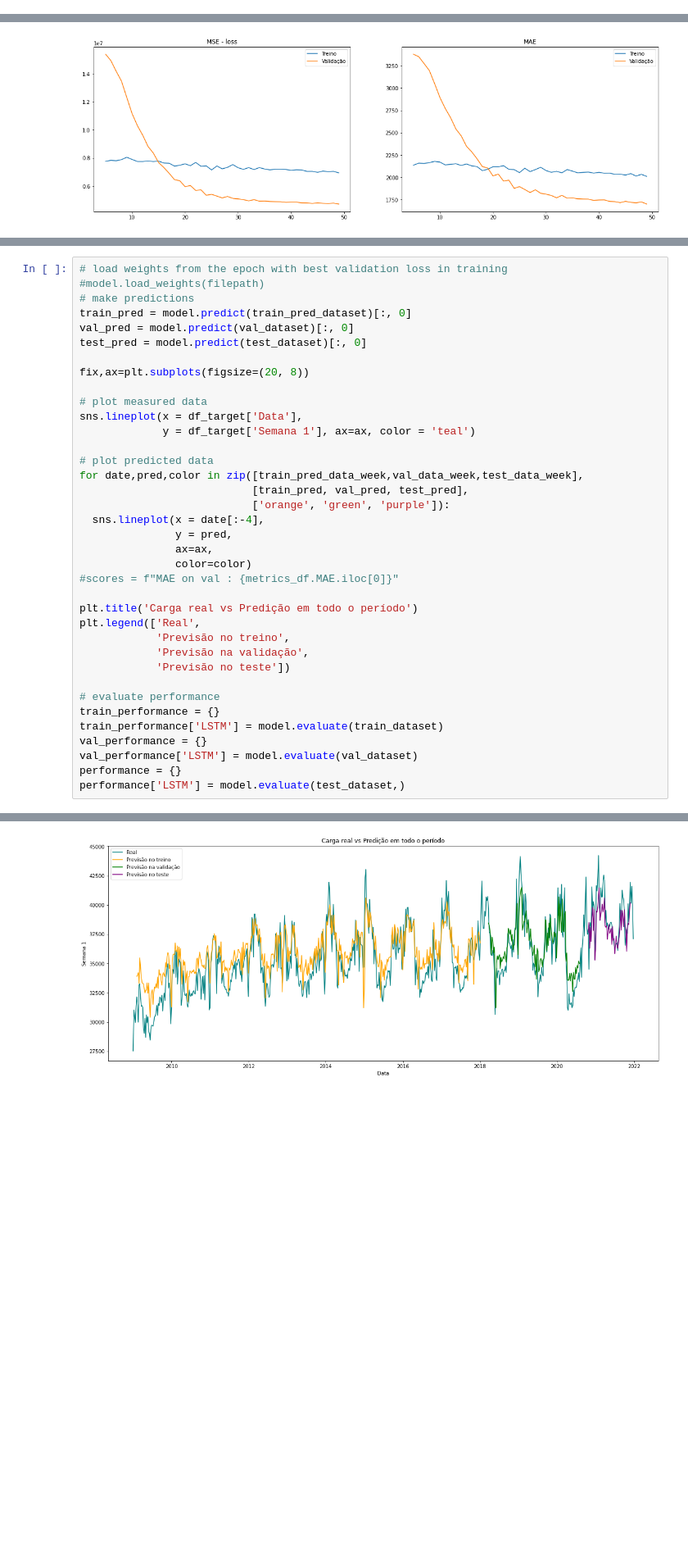
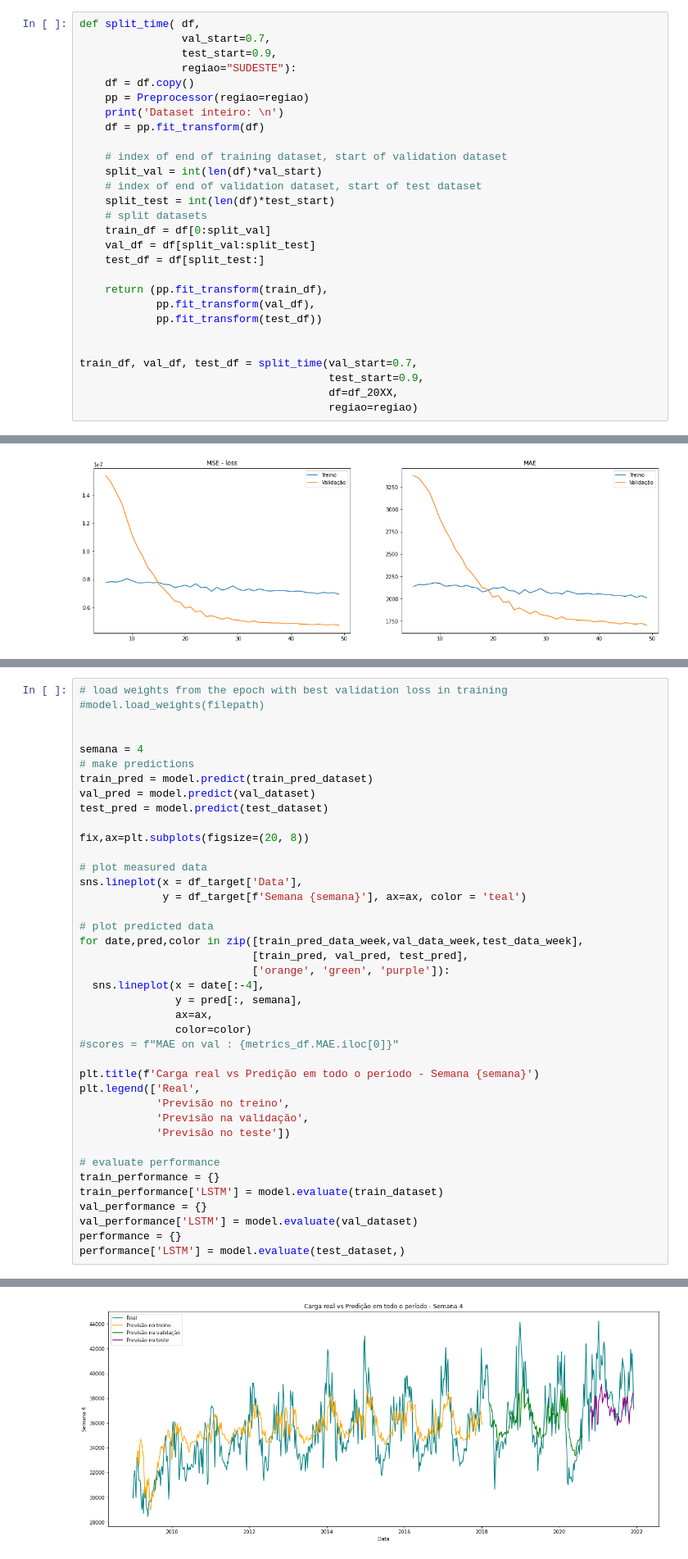
Before and after one commit to marcos-mansur/load-forecast, a Jupyter notebook: model_v2.ipynb, the cells around one changed output, grey strips where cells are left out. Shown at 82% size. Saved outputs shown, nothing was run; the diff lists cells and outputs as text; blank space fills up the shorter version.

```diff
--- a/model_v2.ipynb
+++ b/model_v2.ipynb
@@ -264,0 +242,28 @@ No missing days in the series
+# %%
+def split_time( df,
+                val_start=0.7,
+                test_start=0.9,
+                regiao="SUDESTE"):
+    df = df.copy()
+    pp = Preprocessor(regiao=regiao)
+    print('Dataset inteiro: \n')
+    df = pp.fit_transform(df)
+
+    # index of end of training dataset, start of validation dataset
+    split_val = int(len(df)*val_start)
+    # index of end of validation dataset, start of test dataset
+    split_test = int(len(df)*test_start)
+    # split datasets
+    train_df = df[0:split_val]
+    val_df = df[split_val:split_test]
+    test_df = df[split_test:]
+
+    return (pp.fit_transform(train_df),
+            pp.fit_transform(val_df),
+            pp.fit_transform(test_df))
+
+
+train_df, val_df, test_df = split_time(val_start=0.7,
+                                       test_start=0.9,
+                                       df=df_20XX,
+                                       regiao=regiao)
@@ -536,28 +607,31 @@ plt.show()
 # %%
 # load weights from the epoch with best validation loss in training
 #model.load_weights(filepath)
+
+
+semana = 4
 # make predictions
-train_pred = model.predict(train_pred_dataset)[:, 0]
-val_pred = model.predict(val_dataset)[:, 0]
-test_pred = model.predict(test_dataset)[:, 0]
+train_pred = model.predict(train_pred_dataset)
+val_pred = model.predict(val_dataset)
+test_pred = model.predict(test_dataset)
 
 fix,ax=plt.subplots(figsize=(20, 8))
 
 # plot measured data
 sns.lineplot(x = df_target['Data'],
-             y = df_target['Semana 1'], ax=ax, color = 'teal')
+             y = df_target[f'Semana {semana}'], ax=ax, color = 'teal')
 
 # plot predicted data
 for date,pred,color in zip([train_pred_data_week,val_data_week,test_data_week],
                            [train_pred, val_pred, test_pred],
                            ['orange', 'green', 'purple']):
   sns.lineplot(x = date[:-4],
-               y = pred,
+               y = pred[:, semana],
                ax=ax,
                color=color)
 #scores = f"MAE on val : {metrics_df.MAE.iloc[0]}"
 
-plt.title('Carga real vs Predição em todo o período')
+plt.title(f'Carga real vs Predição em todo o período - Semana {semana}')
 plt.legend(['Real',
             'Previsão no treino',
             'Previsão na validação',
@@ -577 +651 @@ performance['LSTM'] = model.evaluate(test_dataset,)
-[figure, old version]
+[figure, new version]
```
Also changed, not shown: parts of 9 cells of this notebook.
